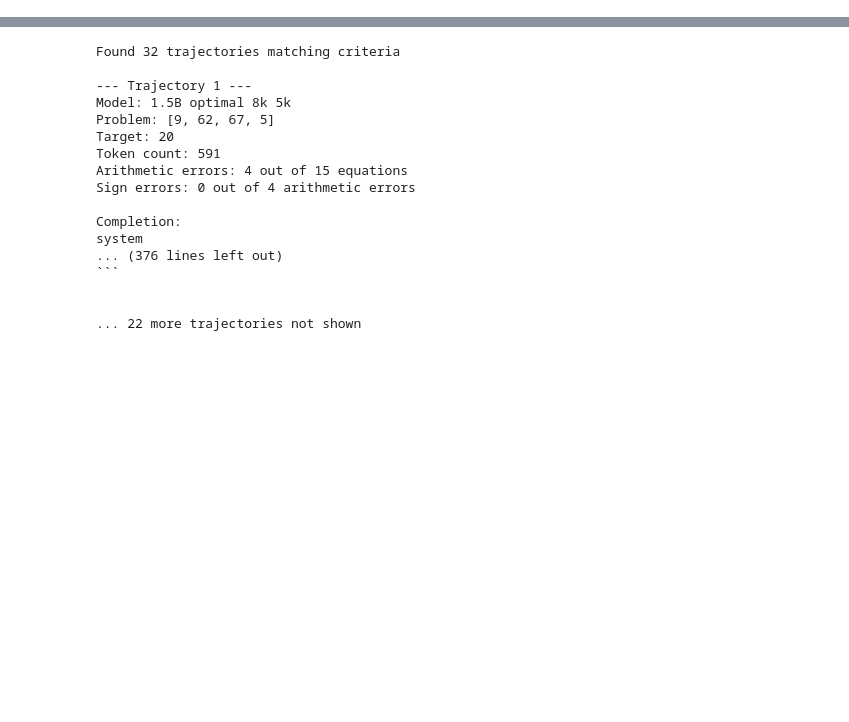
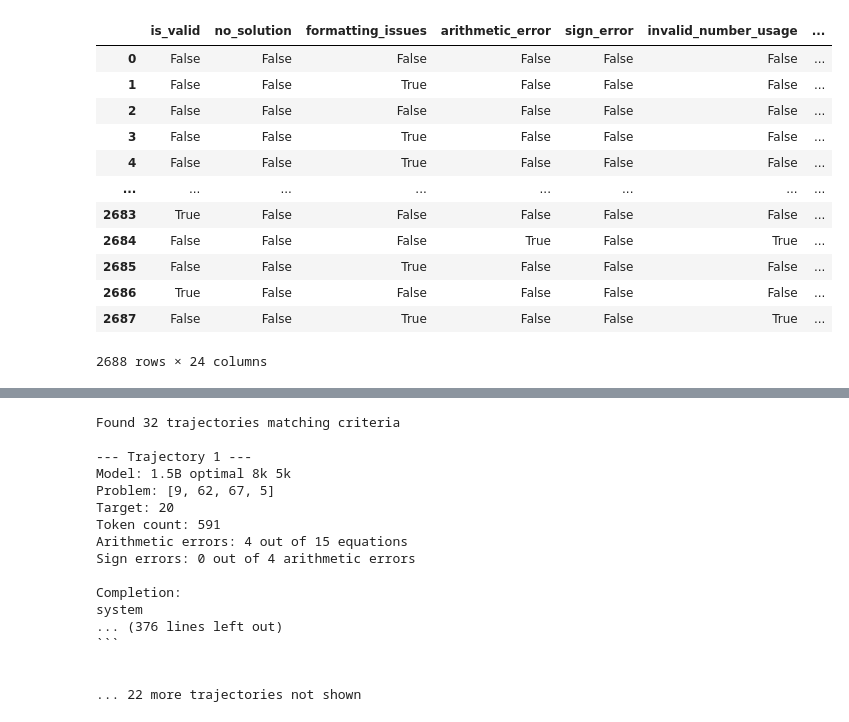
Before and after one commit to chloeli-15/stream-of-search, a Jupyter notebook: results/trajectory_analysis (3).ipynb, the cells around one changed output, grey strips where cells are left out. Drawn from its saved outputs; the diff is of its cells as text; code cells hidden in the pictures; blank space fills up the shorter version.

```diff
--- a/results/trajectory_analysis (3).ipynb
+++ b/results/trajectory_analysis (3).ipynb
@@ -1161,3 +1215,19 @@ Name: proportion, dtype: float64
+# %%
+trajectory_df
+# %% [output]
+|  | is_valid | no_solution | formatting_issues | arithmetic_error | sign_error | invalid_number_usage | ... |
+| 0 | False | False | False | False | False | False | ... |
+| 1 | False | False | True | False | False | False | ... |
+| 2 | False | False | False | False | False | False | ... |
+| 3 | False | False | True | False | False | False | ... |
+| 4 | False | False | True | False | False | False | ... |
+| ... | ... | ... | ... | ... | ... | ... | ... |
+| 2683 | True | False | False | False | False | False | ... |
+| 2684 | False | False | False | True | False | True | ... |
+| 2685 | False | False | True | False | False | False | ... |
+| 2686 | True | False | False | False | False | False | ... |
+| 2687 | False | False | True | False | False | True | ... |
+2688 rows × 24 columns
 # %%
 def analyze_error_distribution(categorized_df, filtered_df=None):
     """
```
Also changed, not shown: parts of 18 cells of this notebook, 46 other files.
